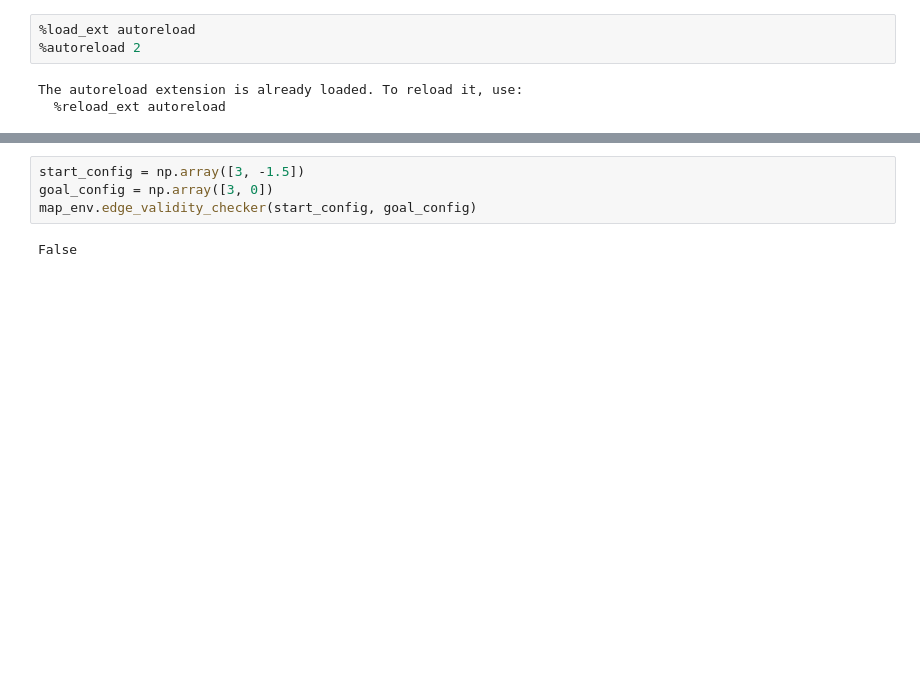
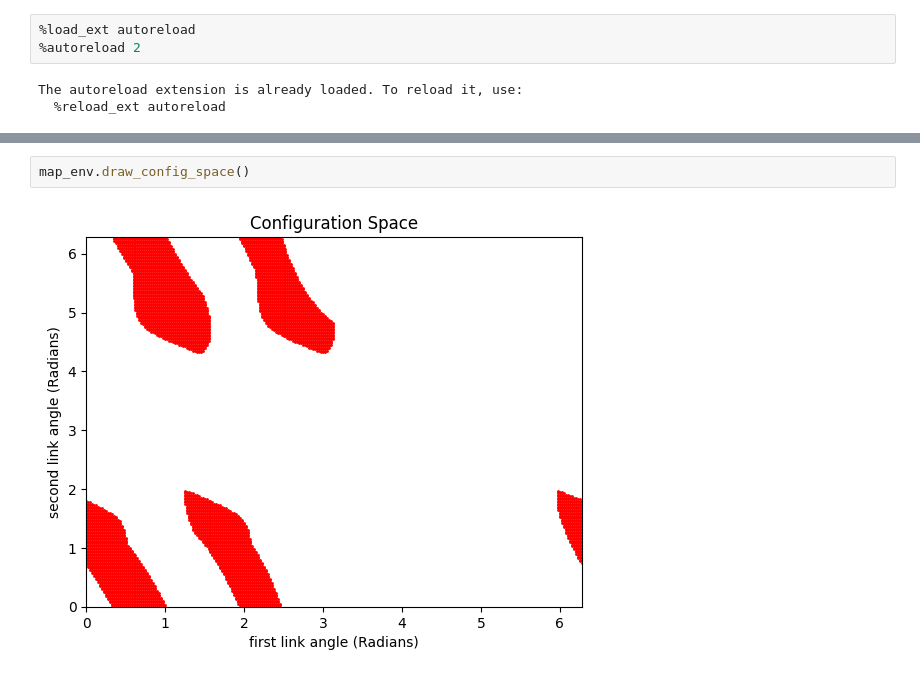
Before and after one commit to TamirOffen/ml_sampling, a Jupyter notebook: code/random_tests.ipynb, the cells around one changed output, grey strips where cells are left out. Cells and saved outputs as stored; diff of their text form; blank space fills up the shorter version.

Commit message:
added draw_config_space

```diff
--- a/code/random_tests.ipynb
+++ b/code/random_tests.ipynb
@@ -15,6 +15,4 @@ map_env = MapEnvironment("map_mp.json", origin='center')
-# %%
-start_config = np.array([3, -1.5])
-goal_config = np.array([3, 0])
-map_env.edge_validity_checker(start_config, goal_config)
-# %% [output]
-False
+# %%
+map_env.draw_config_space()
+# %% [output]
+[figure, added]
```
Also changed, not shown: parts of 2 cells of this notebook, 3 other files.
